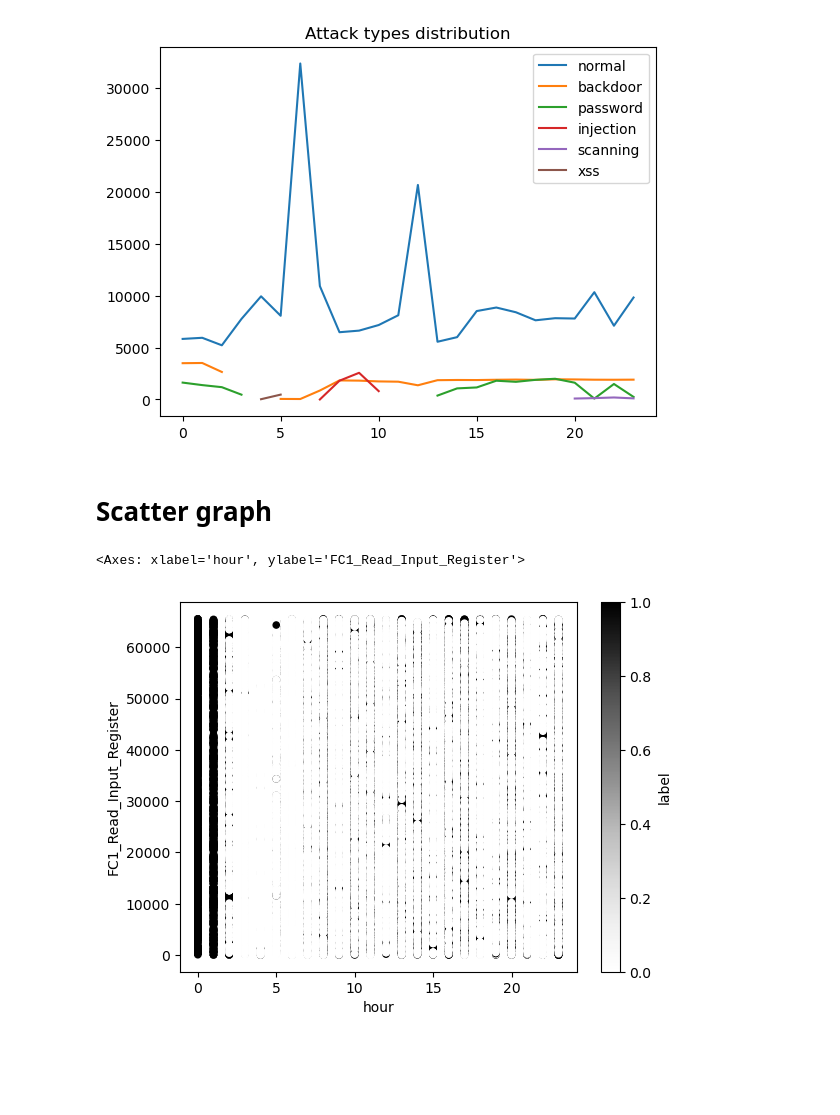
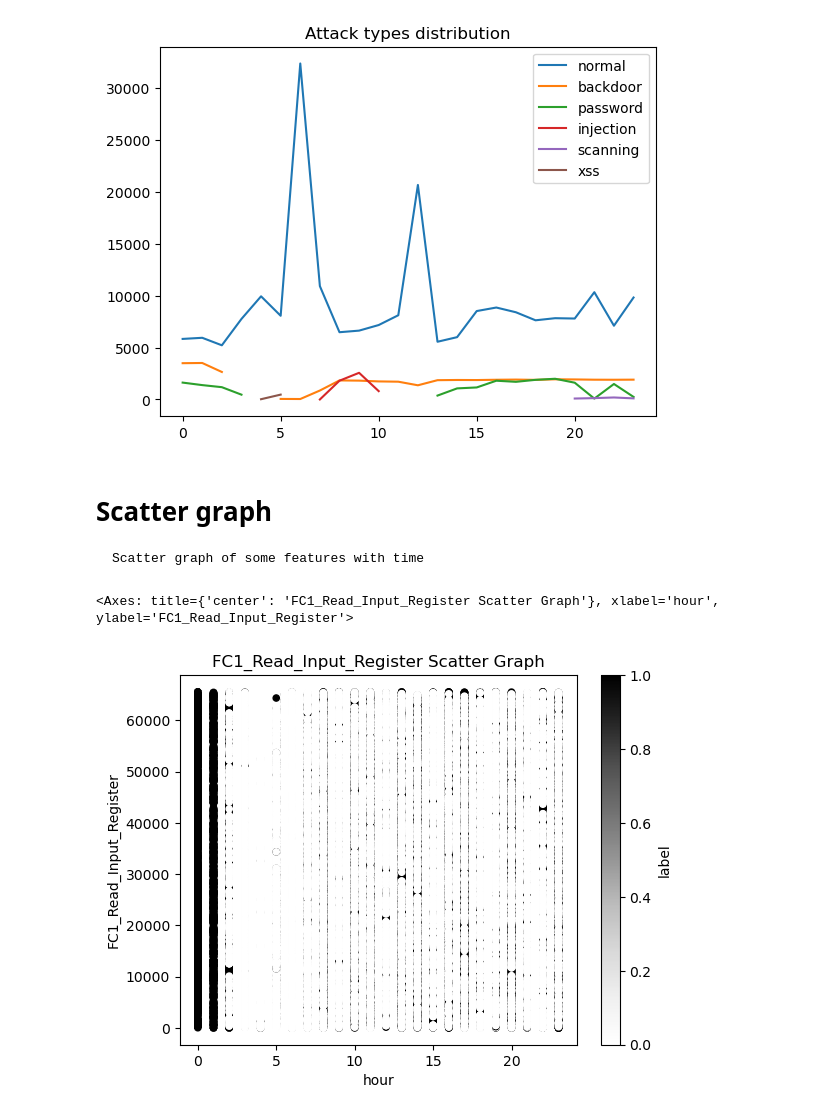
Before and after one commit to SHVleV9CYWkK/IoT-anomaly-detection, a Jupyter notebook: data_visualisation.ipynb, the cells around one changed output. Saved outputs shown, nothing was run; the diff lists cells and outputs as text; code cells hidden in the pictures; blank space fills up the shorter version.

Commit message:
update markdown of scatter and update graphs

```diff
--- a/data_visualisation.ipynb
+++ b/data_visualisation.ipynb
@@ -250,9 +250,10 @@ type_counts.plot(title='Attack types distribution')
 [figure]
 # %% [markdown]
 # Scatter graph
+    Scatter graph of some features with time
 # %%
-data.plot(kind='scatter',x='hour',y='FC1_Read_Input_Register',c = 'label', title='')
+data.plot(kind='scatter',x='hour',y='FC1_Read_Input_Register',c = 'label', title='FC1_Read_Input_Register Scatter Graph')
 # %% [output]
-<Axes: xlabel='hour', ylabel='FC1_Read_Input_Register'>
+<Axes: title={'center': 'FC1_Read_Input_Register Scatter Graph'}, xlabel='hour', ylabel='FC1_Read_Input_Register'>
-[figure, old version]
+[figure, new version]
 # %%
```
Also changed, not shown: parts of 3 cells of this notebook.
